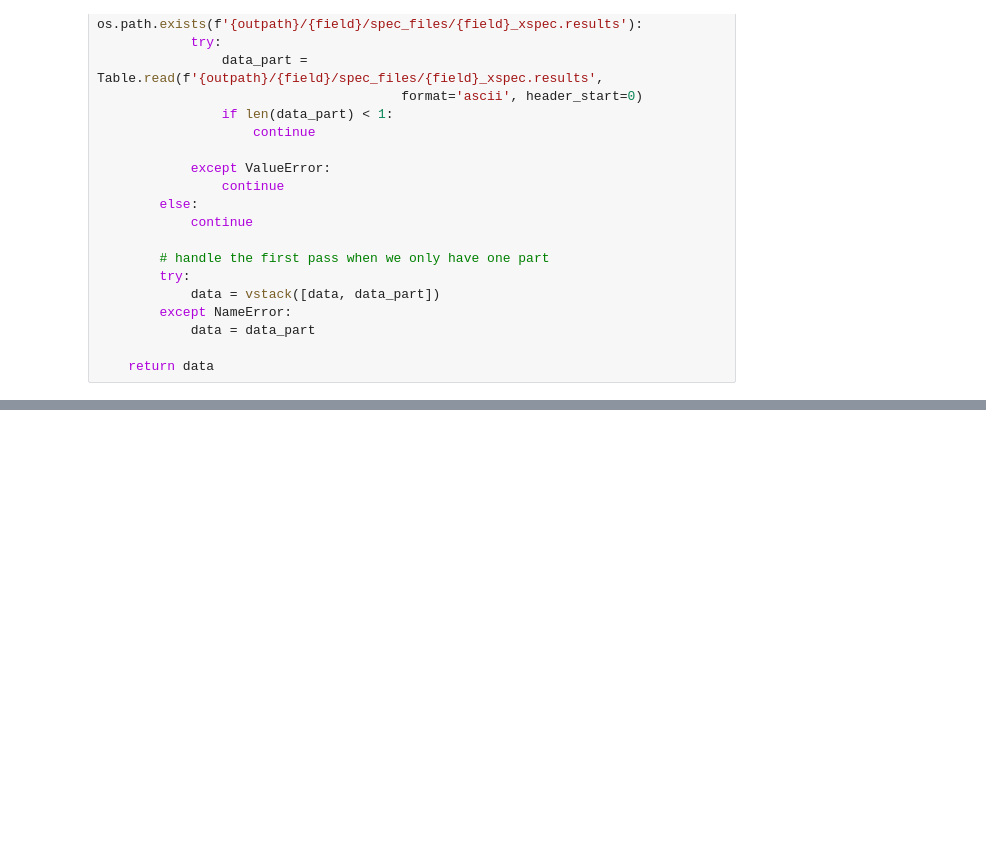
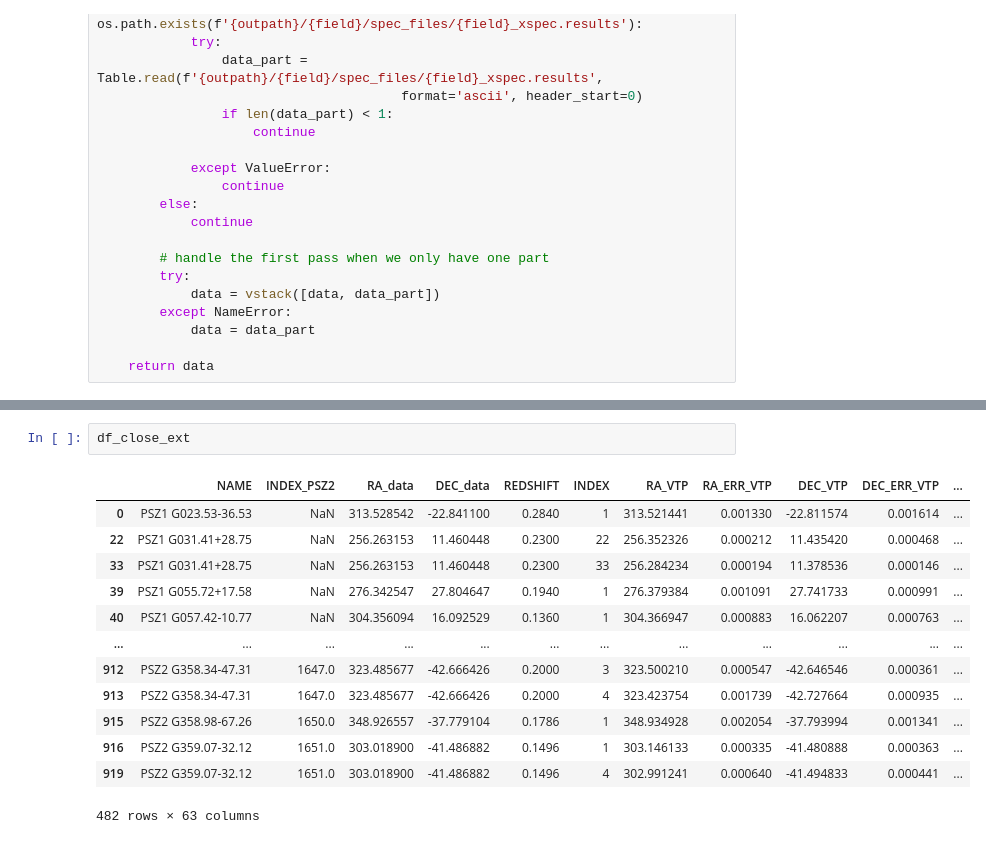
Before and after one commit to boada/swiftXRT, a Jupyter notebook: paper/04. Results Table.ipynb, the cells around one changed output, grey strips where cells are left out. Drawn from its saved outputs; the diff is of its cells as text; blank space fills up the shorter version.

```diff
--- a/paper/04. Results Table.ipynb
+++ b/paper/04. Results Table.ipynb
@@ -323,0 +208,16 @@ t2['REDSHIFT'].filled
+# %%
+df_close_ext
+# %% [output]
+|  | NAME | INDEX_PSZ2 | RA_data | DEC_data | REDSHIFT | INDEX | RA_VTP | RA_ERR_VTP | DEC_VTP | DEC_ERR_VTP | ... |
+| 0 | PSZ1 G023.53-36.53 | NaN | 313.528542 | -22.841100 | 0.2840 | 1 | 313.521441 | 0.001330 | -22.811574 | 0.001614 | ... |
+| 22 | PSZ1 G031.41+28.75 | NaN | 256.263153 | 11.460448 | 0.2300 | 22 | 256.352326 | 0.000212 | 11.435420 | 0.000468 | ... |
+| 33 | PSZ1 G031.41+28.75 | NaN | 256.263153 | 11.460448 | 0.2300 | 33 | 256.284234 | 0.000194 | 11.378536 | 0.000146 | ... |
+| 39 | PSZ1 G055.72+17.58 | NaN | 276.342547 | 27.804647 | 0.1940 | 1 | 276.379384 | 0.001091 | 27.741733 | 0.000991 | ... |
+| 40 | PSZ1 G057.42-10.77 | NaN | 304.356094 | 16.092529 | 0.1360 | 1 | 304.366947 | 0.000883 | 16.062207 | 0.000763 | ... |
+| ... | ... | ... | ... | ... | ... | ... | ... | ... | ... | ... | ... |
+| 912 | PSZ2 G358.34-47.31 | 1647.0 | 323.485677 | -42.666426 | 0.2000 | 3 | 323.500210 | 0.000547 | -42.646546 | 0.000361 | ... |
+| 913 | PSZ2 G358.34-47.31 | 1647.0 | 323.485677 | -42.666426 | 0.2000 | 4 | 323.423754 | 0.001739 | -42.727664 | 0.000935 | ... |
+| 915 | PSZ2 G358.98-67.26 | 1650.0 | 348.926557 | -37.779104 | 0.1786 | 1 | 348.934928 | 0.002054 | -37.793994 | 0.001341 | ... |
+| 916 | PSZ2 G359.07-32.12 | 1651.0 | 303.018900 | -41.486882 | 0.1496 | 1 | 303.146133 | 0.000335 | -41.480888 | 0.000363 | ... |
+| 919 | PSZ2 G359.07-32.12 | 1651.0 | 303.018900 | -41.486882 | 0.1496 | 4 | 302.991241 | 0.000640 | -41.494833 | 0.000441 | ... |
+482 rows × 63 columns
```
Also changed, not shown: parts of 41 cells of this notebook.
